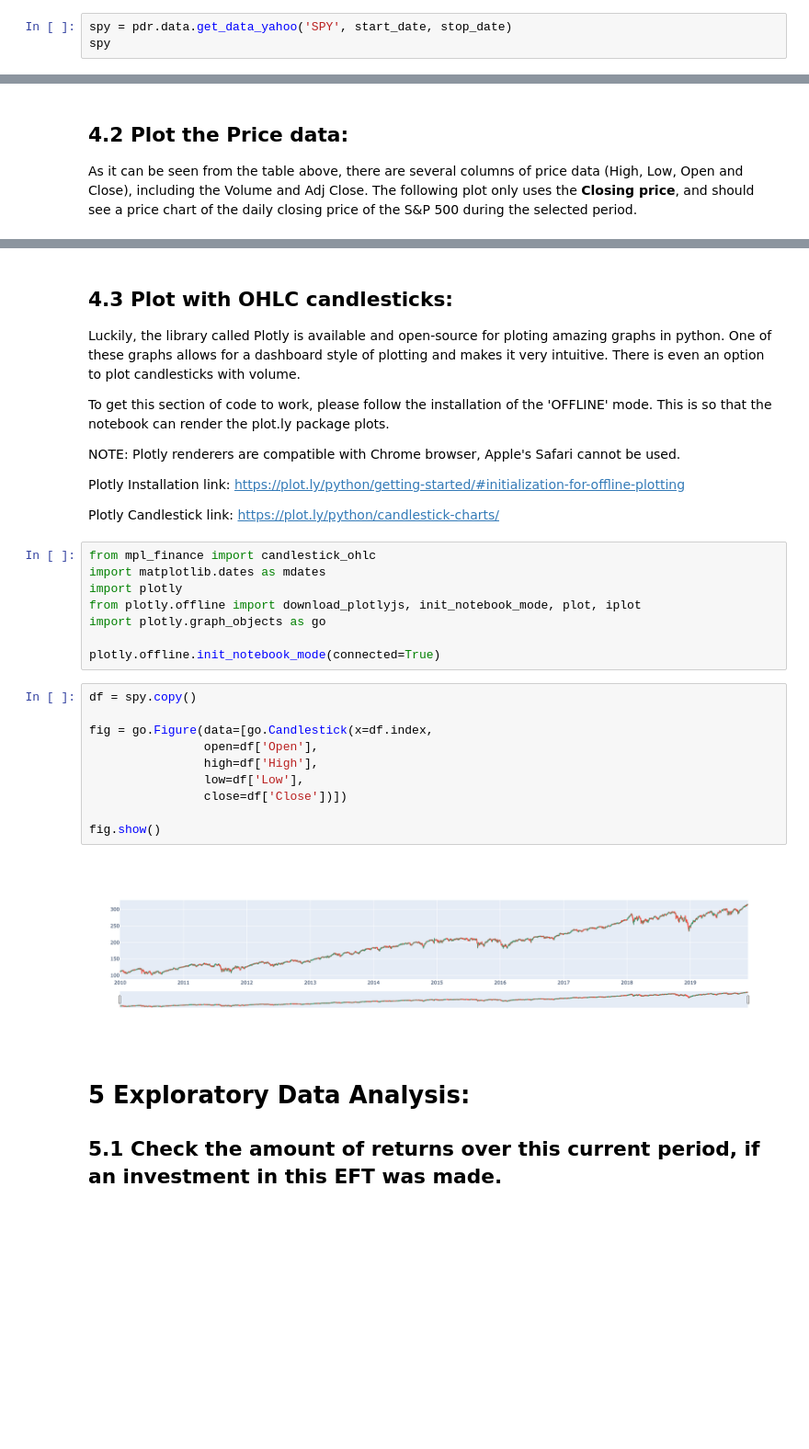
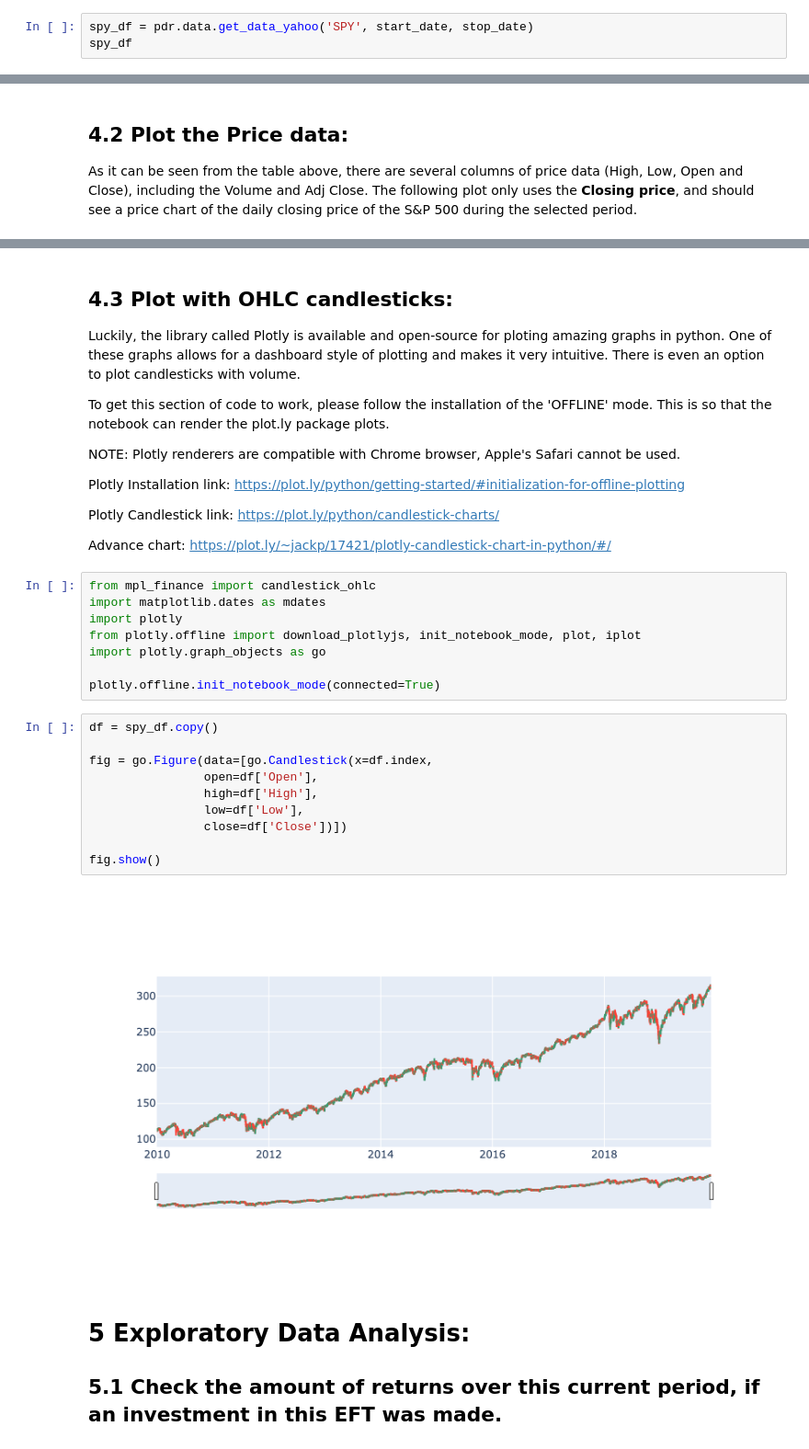
Before and after one commit to ylee9107/ML_App_ForecastStockMarket, a Jupyter notebook: ML_App_StockMarketForecast.ipynb, the cells around one changed output, grey strips where cells are left out. Shown at 92% size. Drawn from its saved outputs; the diff is of its cells as text; blank space fills up the shorter version.

```diff
--- a/ML_App_StockMarketForecast.ipynb
+++ b/ML_App_StockMarketForecast.ipynb
@@ -71,8 +71,8 @@ import pandas_datareader as pdr
 start_date = pd.to_datetime('2010-01-01')
 stop_date = pd.to_datetime('2019-12-01')
 # %%
-spy = pdr.data.get_data_yahoo('SPY', start_date, stop_date)
-spy
+spy_df = pdr.data.get_data_yahoo('SPY', start_date, stop_date)
+spy_df
 # %% [output]
 |  | High | Low | Open | Close | Volume | Adj Close |
 | Date |  |  |  |  |  |  |
@@ -118,6 +118,8 @@ NOTE: Plotly renderers are compatible with Chrome browser, Apple's Safari cannot
 Plotly Installation link: https://plot.ly/python/getting-started/#initialization-for-offline-plotting
 
 Plotly Candlestick link: https://plot.ly/python/candlestick-charts/
+
+Advance chart: https://plot.ly/~jackp/17421/plotly-candlestick-chart-in-python/#/
 # %%
 from mpl_finance import candlestick_ohlc
 import matplotlib.dates as mdates
@@ -127,17 +129,17 @@ import plotly.graph_objects as go
 
 plotly.offline.init_notebook_mode(connected=True)
 # %%
-df = spy.copy()
+df = spy_df.copy()
 
 fig = go.Figure(data=[go.Candlestick(x=df.index,
                 open=df['Open'],
                 high=df['High'],
                 low=df['Low'],
                 close=df['Close'])])
 
 fig.show()
 # %% [output]
-[figure, old version]
+[figure, new version]
 # %% [markdown]
 # 5 Exploratory Data Analysis:
 
```
Also changed, not shown: parts of 15 cells of this notebook.
